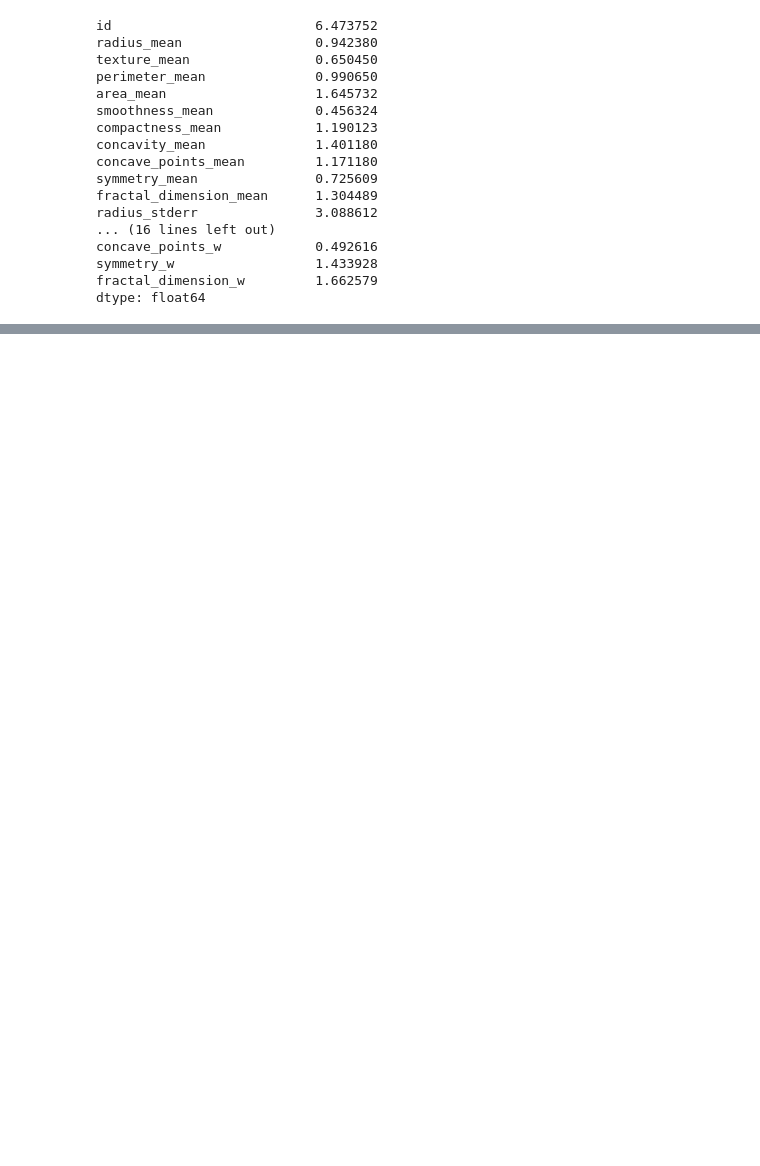
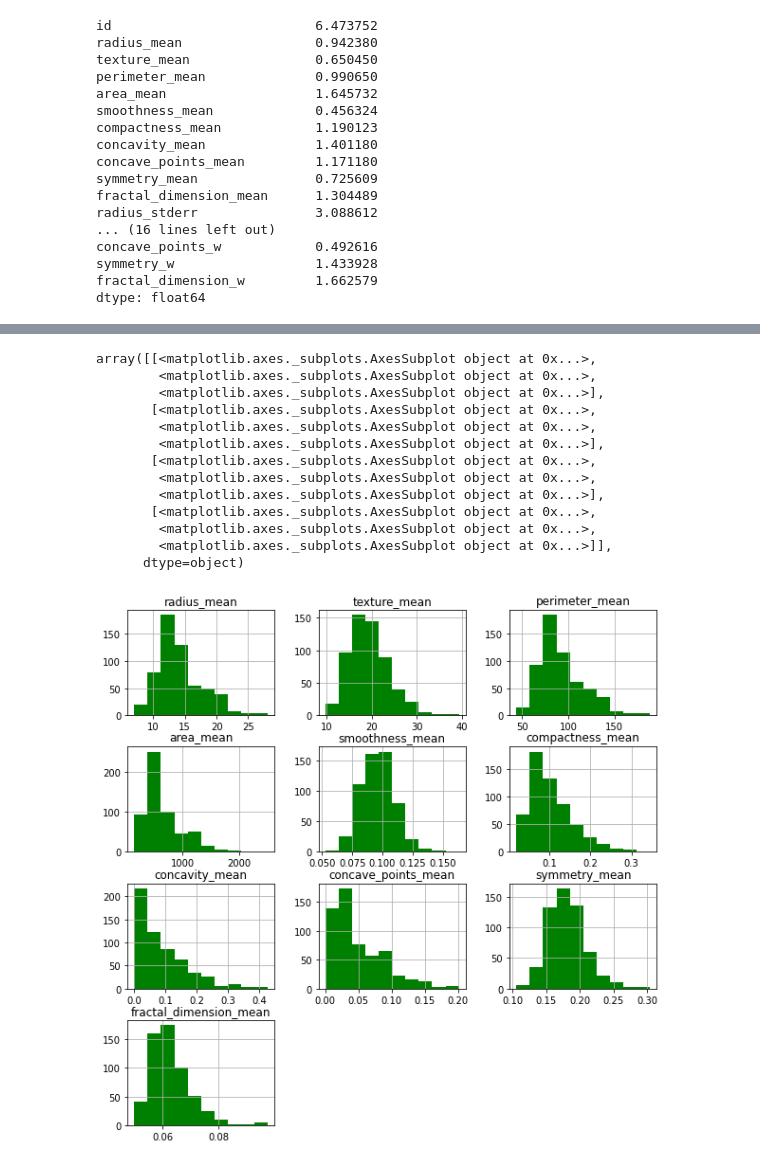
Before and after one commit to Roshni-Bala/Breast-Cancer-Risk-Prediction, a Jupyter notebook: risk_prediction.ipynb, the cells around one changed output, grey strips where cells are left out. Saved outputs shown, nothing was run; the diff lists cells and outputs as text; code cells hidden in the pictures; blank space fills up the shorter version.

```diff
--- a/risk_prediction.ipynb
+++ b/risk_prediction.ipynb
@@ -101,0 +129,10 @@ dtype: float64
+# %%
+#create 3 different sections (mean, largest (worst), stderr)
+df_mean = df.iloc[:,2:12]
+df_stderr = df.iloc[:,12:22]
+df_worst =  df.iloc[:,22:32]
+print(df_mean)
+print("**")
+print(df_stderr)
+print("**")
+print(df_worst)
@@ -101,0 +157,17 @@ dtype: float64
+# %%
+df_mean.hist(bins=10, figsize=(10, 10), color = 'g')
+# %% [output]
+array([[<matplotlib.axes._subplots.AxesSubplot object at 0x...>,
+        <matplotlib.axes._subplots.AxesSubplot object at 0x...>,
+        <matplotlib.axes._subplots.AxesSubplot object at 0x...>],
+       [<matplotlib.axes._subplots.AxesSubplot object at 0x...>,
+        <matplotlib.axes._subplots.AxesSubplot object at 0x...>,
+        <matplotlib.axes._subplots.AxesSubplot object at 0x...>],
+       [<matplotlib.axes._subplots.AxesSubplot object at 0x...>,
+        <matplotlib.axes._subplots.AxesSubplot object at 0x...>,
+        <matplotlib.axes._subplots.AxesSubplot object at 0x...>],
+       [<matplotlib.axes._subplots.AxesSubplot object at 0x...>,
+        <matplotlib.axes._subplots.AxesSubplot object at 0x...>,
+        <matplotlib.axes._subplots.AxesSubplot object at 0x...>]],
+      dtype=object)
+[figure, added]
```
Also changed, not shown: parts of 14 cells of this notebook.
